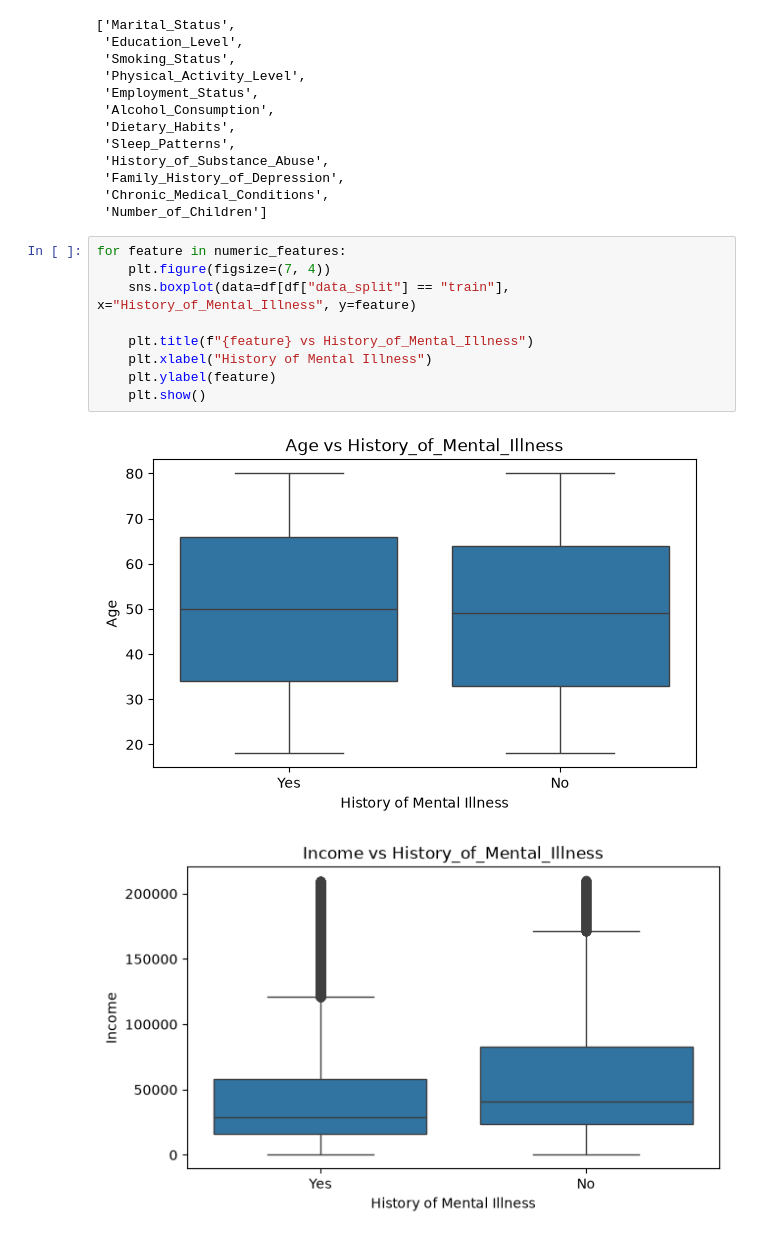
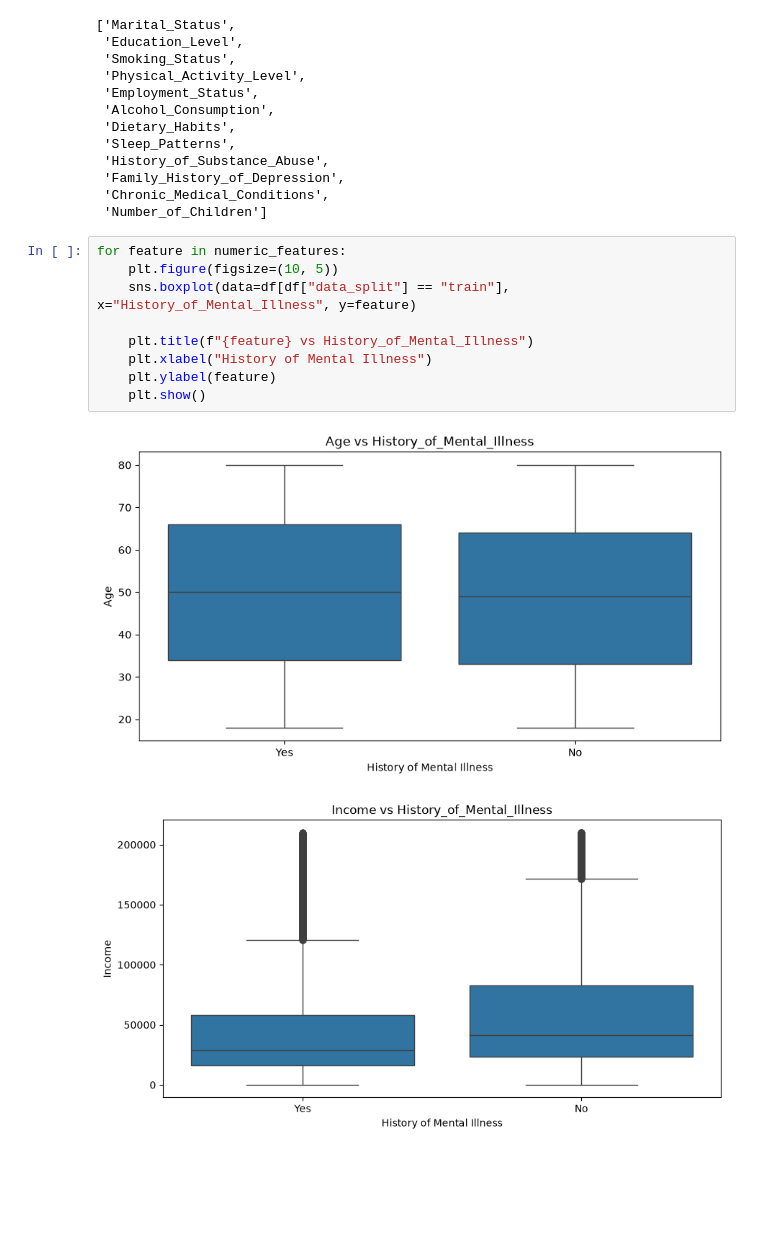
Before and after one commit to LunaJiang188/Mental-health-prediction, a Jupyter notebook: src/data_explore.ipynb, the cells around one changed output. Cells and saved outputs as stored; diff of their text form; blank space fills up the shorter version.

```diff
--- a/src/data_explore.ipynb
+++ b/src/data_explore.ipynb
@@ -151,15 +163,15 @@ See https://pandas.pydata.org/docs/user_guide/migration-3-strings.html#string-mi
  'Number_of_Children']
 # %%
 for feature in numeric_features:
-    plt.figure(figsize=(7, 4))
+    plt.figure(figsize=(10, 5))
     sns.boxplot(data=df[df["data_split"] == "train"], x="History_of_Mental_Illness", y=feature)
 
     plt.title(f"{feature} vs History_of_Mental_Illness")
     plt.xlabel("History of Mental Illness")
     plt.ylabel(feature)
     plt.show()
 # %% [output]
-[figure, old version]
+[figure, new version]
-[figure, old version]
+[figure, new version]
 # %%
 for feature in categorical_features:
```
Also changed, not shown: parts of 2 cells of this notebook.
